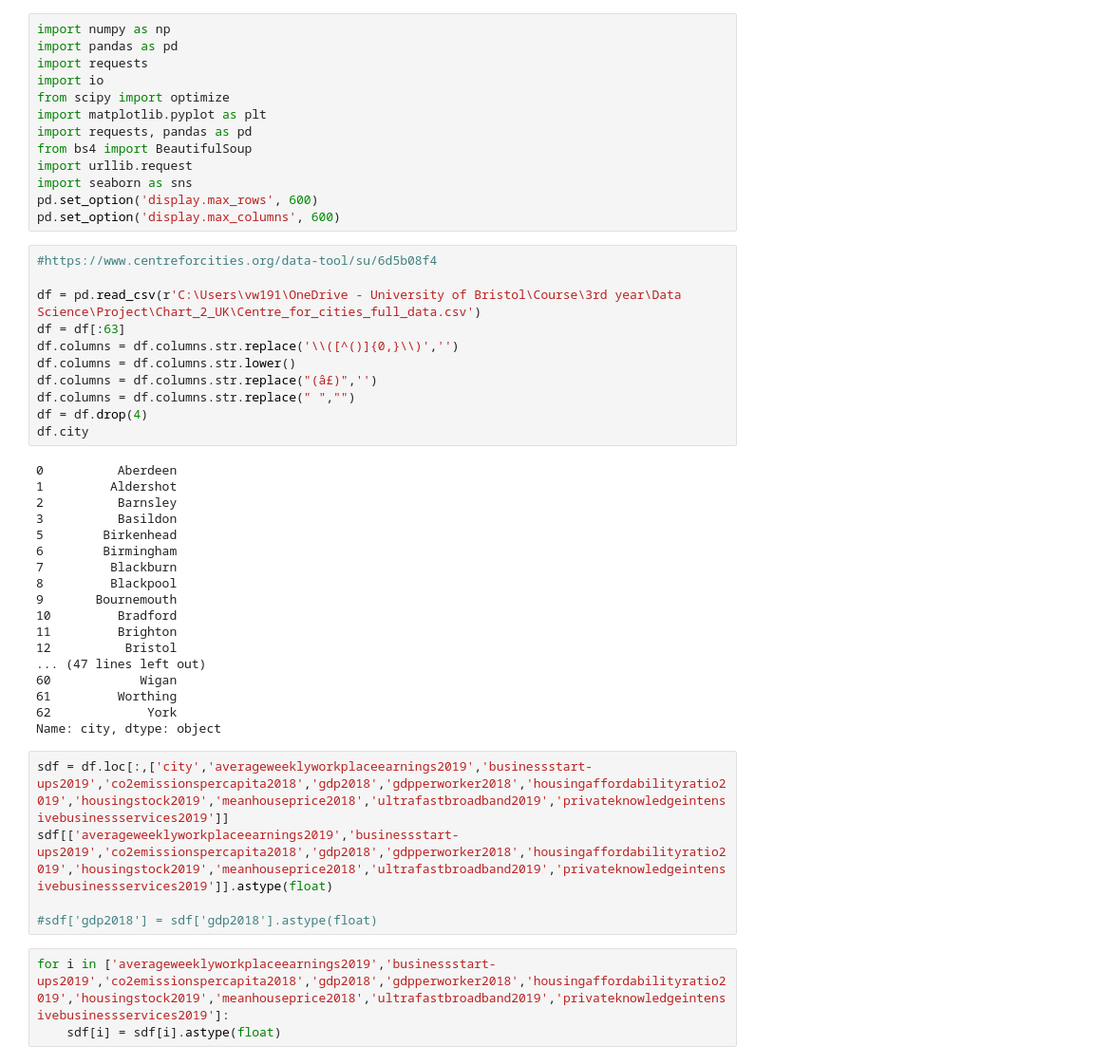
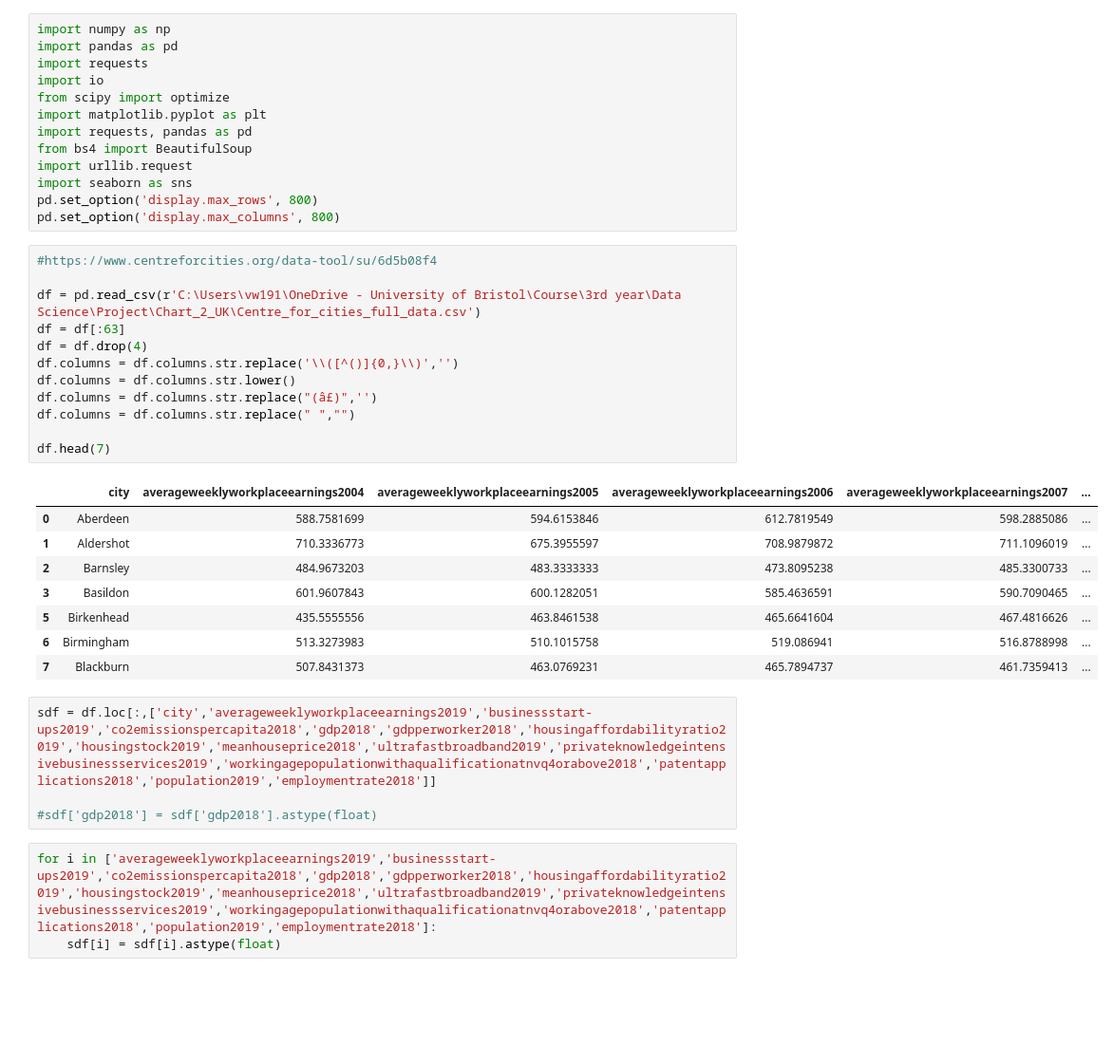
Before and after one commit to 107SBakst/107SBakst.github.io, a Jupyter notebook: Python/project_cfc_data.ipynb, the cells around one changed output. Shown at 95% size. Drawn from its saved outputs; the diff is of its cells as text; blank space fills up the shorter version.

```diff
--- a/Python/project_cfc_data.ipynb
+++ b/Python/project_cfc_data.ipynb
@@ -9,42 +9,33 @@ import requests, pandas as pd
 from bs4 import BeautifulSoup
 import urllib.request
 import seaborn as sns
-pd.set_option('display.max_rows', 600)
-pd.set_option('display.max_columns', 600)
+pd.set_option('display.max_rows', 800)
+pd.set_option('display.max_columns', 800)
 # %%
 #https://www.centreforcities.org/data-tool/su/6d5b08f4
 
 df = pd.read_csv(r'C:\Users\vw191\OneDrive - University of Bristol\Course\3rd year\Data Science\Project\Chart_2_UK\Centre_for_cities_full_data.csv')
 df = df[:63]
+df = df.drop(4)
 df.columns = df.columns.str.replace('\\([^()]{0,}\\)','')
 df.columns = df.columns.str.lower()
 df.columns = df.columns.str.replace("(â£)",'')
 df.columns = df.columns.str.replace(" ","")
-df = df.drop(4)
-df.city
+
+df.head(7)
 # %% [output]
-0          Aberdeen
-1         Aldershot
-2          Barnsley
-3          Basildon
-5        Birkenhead
-6        Birmingham
-7         Blackburn
-8         Blackpool
-9       Bournemouth
-10         Bradford
-11         Brighton
-12          Bristol
-... (47 lines left out)
-60            Wigan
-61         Worthing
-62             York
-Name: city, dtype: object
+|  | city | averageweeklyworkplaceearnings2004 | averageweeklyworkplaceearnings2005 | averageweeklyworkplaceearnings2006 | averageweeklyworkplaceearnings2007 | ... |
+| 0 | Aberdeen | 588.7581699 | 594.6153846 | 612.7819549 | 598.2885086 | ... |
+| 1 | Aldershot | 710.3336773 | 675.3955597 | 708.9879872 | 711.1096019 | ... |
+| 2 | Barnsley | 484.9673203 | 483.3333333 | 473.8095238 | 485.3300733 | ... |
+| 3 | Basildon | 601.9607843 | 600.1282051 | 585.4636591 | 590.7090465 | ... |
+| 5 | Birkenhead | 435.5555556 | 463.8461538 | 465.6641604 | 467.4816626 | ... |
+| 6 | Birmingham | 513.3273983 | 510.1015758 | 519.086941 | 516.8788998 | ... |
+| 7 | Blackburn | 507.8431373 | 463.0769231 | 465.7894737 | 461.7359413 | ... |
 # %%
-sdf = df.loc[:,['city','averageweeklyworkplaceearnings2019','businessstart-ups2019','co2emissionspercapita2018','gdp2018','gdpperworker2018','housingaffordabilityratio2019','housingstock2019','meanhouseprice2018','ultrafastbroadband2019','privateknowledgeintensivebusinessservices2019']]
-sdf[['averageweeklyworkplaceearnings2019','businessstart-ups2019','co2emissionspercapita2018','gdp2018','gdpperworker2018','housingaffordabilityratio2019','housingstock2019','meanhouseprice2018','ultrafastbroadband2019','privateknowledgeintensivebusinessservices2019']].astype(float)
+sdf = df.loc[:,['city','averageweeklyworkplaceearnings2019','businessstart-ups2019','co2emissionspercapita2018','gdp2018','gdpperworker2018','housingaffordabilityratio2019','housingstock2019','meanhouseprice2018','ultrafastbroadband2019','privateknowledgeintensivebusinessservices2019','workingagepopulationwithaqualificationatnvq4orabove2018','patentapplications2018','population2019','employmentrate2018']]
 
 #sdf['gdp2018'] = sdf['gdp2018'].astype(float)
 # %%
-for i in ['averageweeklyworkplaceearnings2019','businessstart-ups2019','co2emissionspercapita2018','gdp2018','gdpperworker2018','housingaffordabilityratio2019','housingstock2019','meanhouseprice2018','ultrafastbroadband2019','privateknowledgeintensivebusinessservices2019']:
+for i in ['averageweeklyworkplaceearnings2019','businessstart-ups2019','co2emissionspercapita2018','gdp2018','gdpperworker2018','housingaffordabilityratio2019','housingstock2019','meanhouseprice2018','ultrafastbroadband2019','privateknowledgeintensivebusinessservices2019','workingagepopulationwithaqualificationatnvq4orabove2018','patentapplications2018','population2019','employmentrate2018']:
     sdf[i] = sdf[i].astype(float)
```
Also changed, not shown: parts of 5 cells of this notebook, 1 other file.
